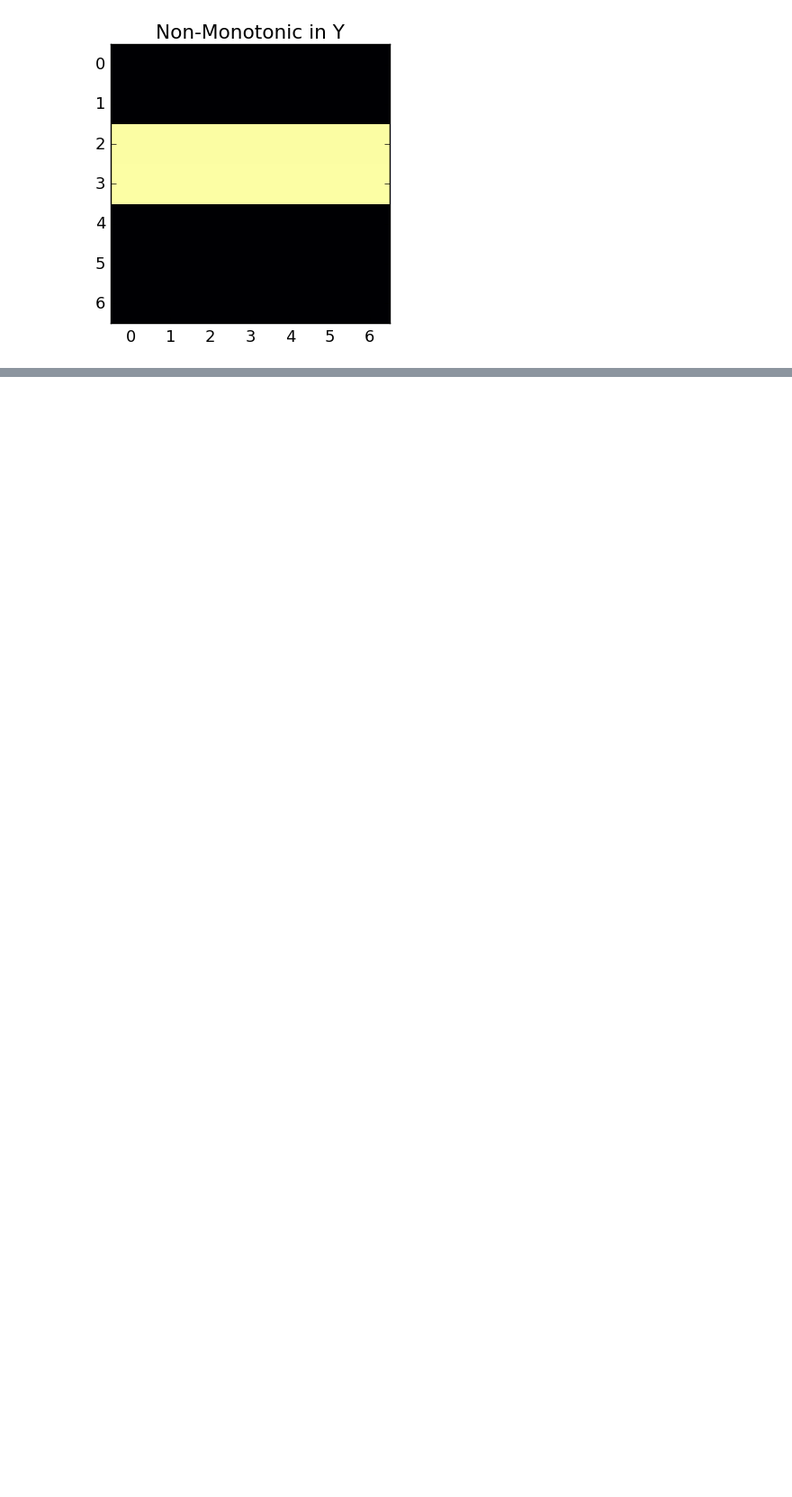
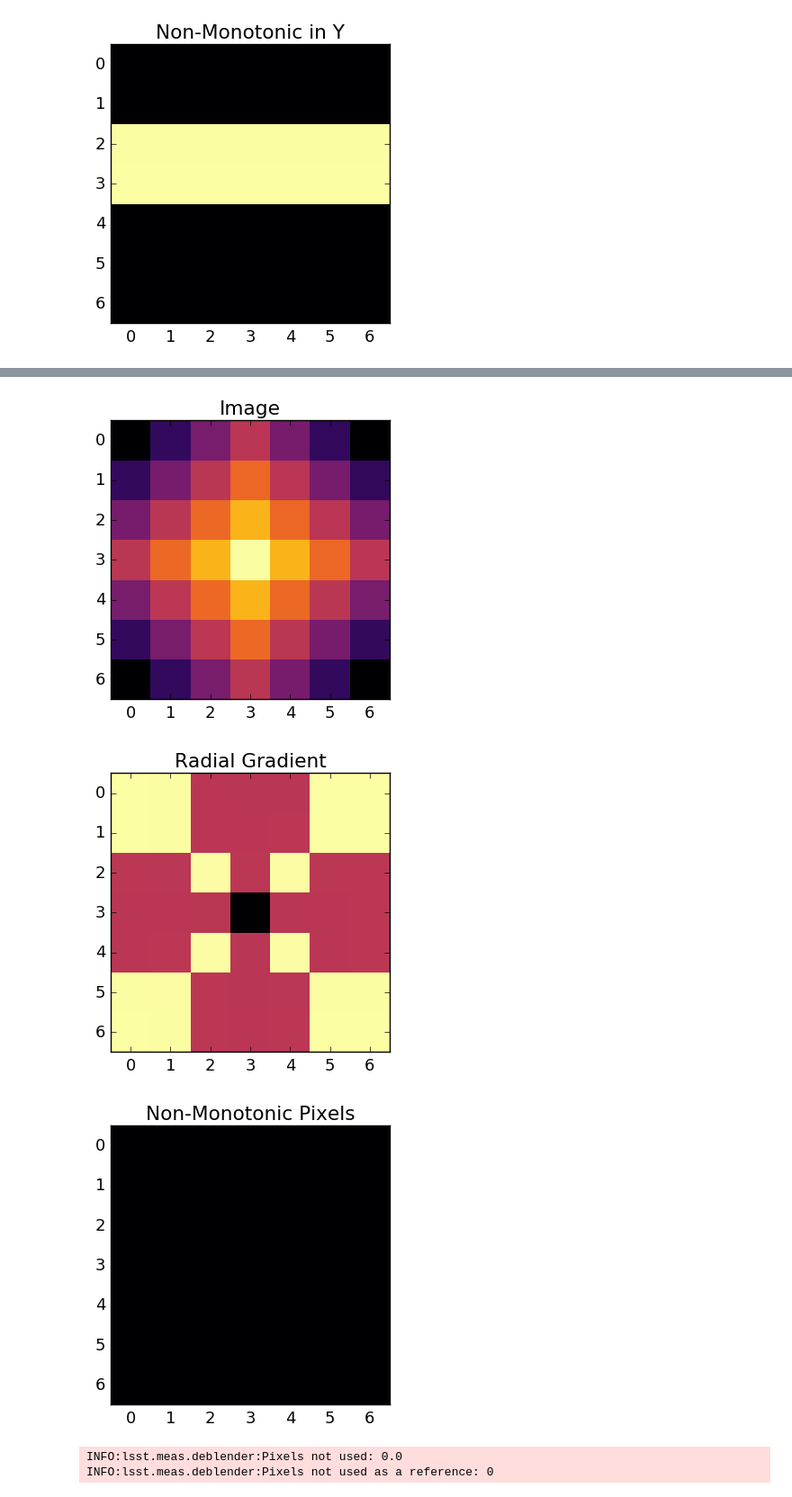
Before and after one commit to lsst/meas_deblender, a Jupyter notebook: examples/testOperators.ipynb, the cells around one changed output, grey strips where cells are left out. Shown: that part at 90% size. Saved outputs shown, nothing was run; the diff lists cells and outputs as text; code cells hidden in the pictures; blank space fills up the shorter version.

```diff
--- a/examples/testOperators.ipynb
+++ b/examples/testOperators.ipynb
@@ -255,0 +263,5 @@ testMonotonic(shape=(7,7), px=1, py=1)
+# %%
+height, width = 11, 15
+indices = np.arange(height*width)
+edges = (np.mod(indices, width)==0) | (indices<width) | (indices>=width*(height-1)) | (np.mod(indices, width)==14)
+monotonic.toarray()
@@ -255,0 +346,10 @@ testMonotonic(shape=(7,7), px=1, py=1)
+# %%
+testMonotonic(shape=(7,7), px=3, py=3)
+testMonotonic(shape=(11,7), px=3, py=5)
+testMonotonic(shape=(7,11), px=5, py=3)
+# %% [output]
+[figure, added]
+[figure, added]
+[figure, added]
+INFO:lsst.meas.deblender:Pixels not used: 0.0
+INFO:lsst.meas.deblender:Pixels not used as a reference: 0
```
Also changed, not shown: parts of 7 cells of this notebook, 1 other file.
